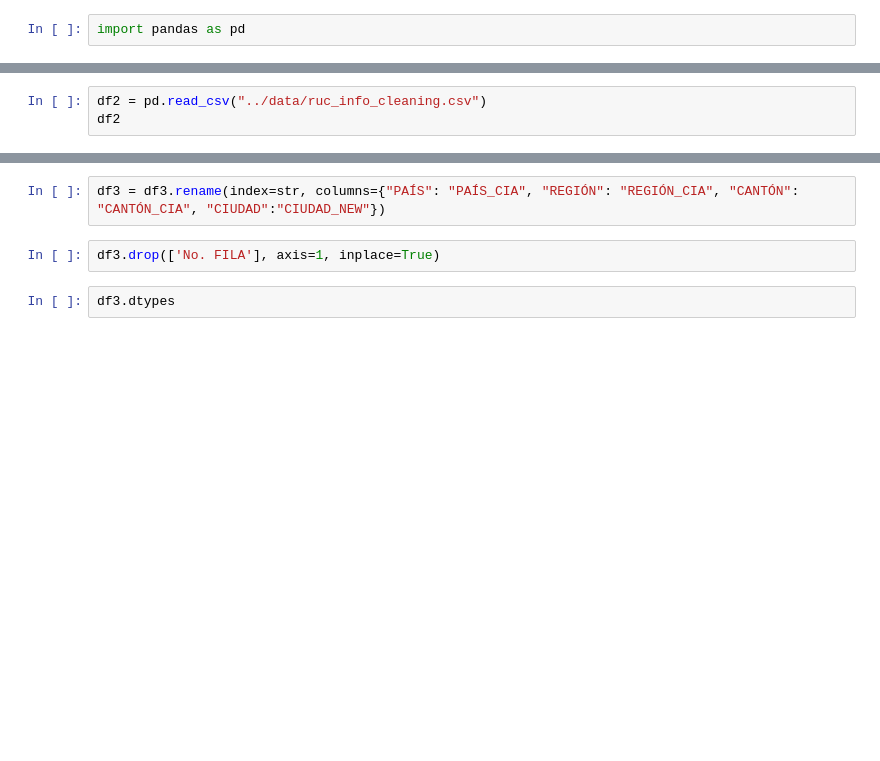
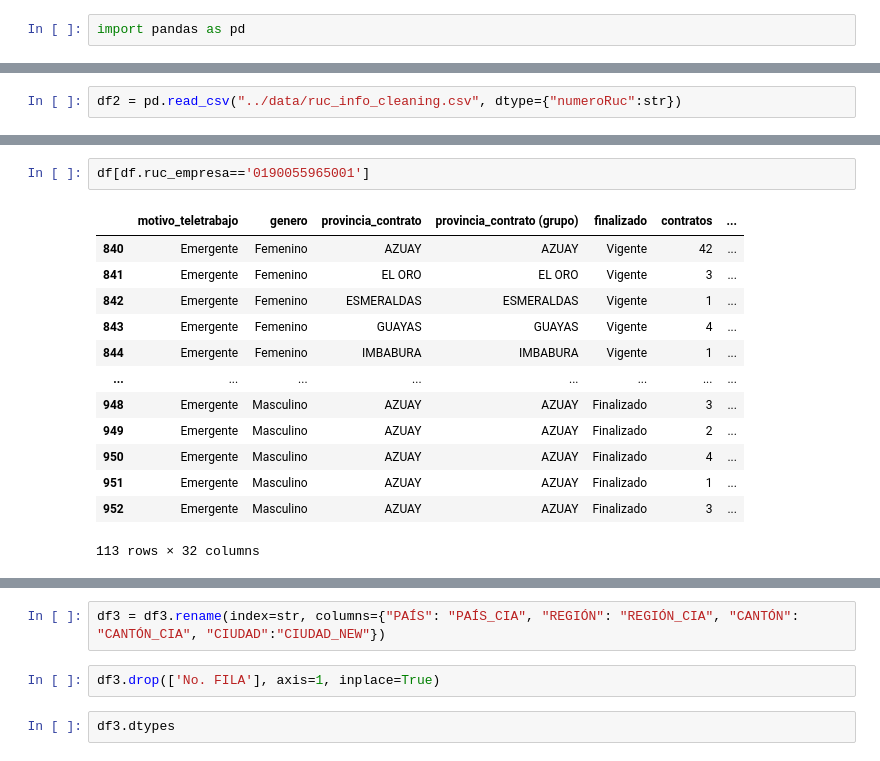
Before and after one commit to Cmenesess/TawsDatathon, a Jupyter notebook: notebooks/2_manipulacion.ipynb, the cells around one changed output, grey strips where cells are left out. Drawn from its saved outputs; the diff is of its cells as text; blank space fills up the shorter version.

```diff
--- a/notebooks/2_manipulacion.ipynb
+++ b/notebooks/2_manipulacion.ipynb
@@ -20,3 +5,2 @@ df1
 # %%
-df2 = pd.read_csv("../data/ruc_info_cleaning.csv")
-df2
+df2 = pd.read_csv("../data/ruc_info_cleaning.csv", dtype={"numeroRuc":str})
@@ -97 +32,17 @@ dtype: object
+# %%
+df[df.ruc_empresa=='0190055965001']
+# %% [output]
+|  | motivo_teletrabajo | genero | provincia_contrato | provincia_contrato (grupo) | finalizado | contratos | ... |
+| 840 | Emergente | Femenino | AZUAY | AZUAY | Vigente | 42 | ... |
+| 841 | Emergente | Femenino | EL ORO | EL ORO | Vigente | 3 | ... |
+| 842 | Emergente | Femenino | ESMERALDAS | ESMERALDAS | Vigente | 1 | ... |
+| 843 | Emergente | Femenino | GUAYAS | GUAYAS | Vigente | 4 | ... |
+| 844 | Emergente | Femenino | IMBABURA | IMBABURA | Vigente | 1 | ... |
+| ... | ... | ... | ... | ... | ... | ... | ... |
+| 948 | Emergente | Masculino | AZUAY | AZUAY | Finalizado | 3 | ... |
+| 949 | Emergente | Masculino | AZUAY | AZUAY | Finalizado | 2 | ... |
+| 950 | Emergente | Masculino | AZUAY | AZUAY | Finalizado | 4 | ... |
+| 951 | Emergente | Masculino | AZUAY | AZUAY | Finalizado | 1 | ... |
+| 952 | Emergente | Masculino | AZUAY | AZUAY | Finalizado | 3 | ... |
+113 rows × 32 columns
 # %%
```
Also changed, not shown: parts of 20 cells of this notebook, 5 other files.
